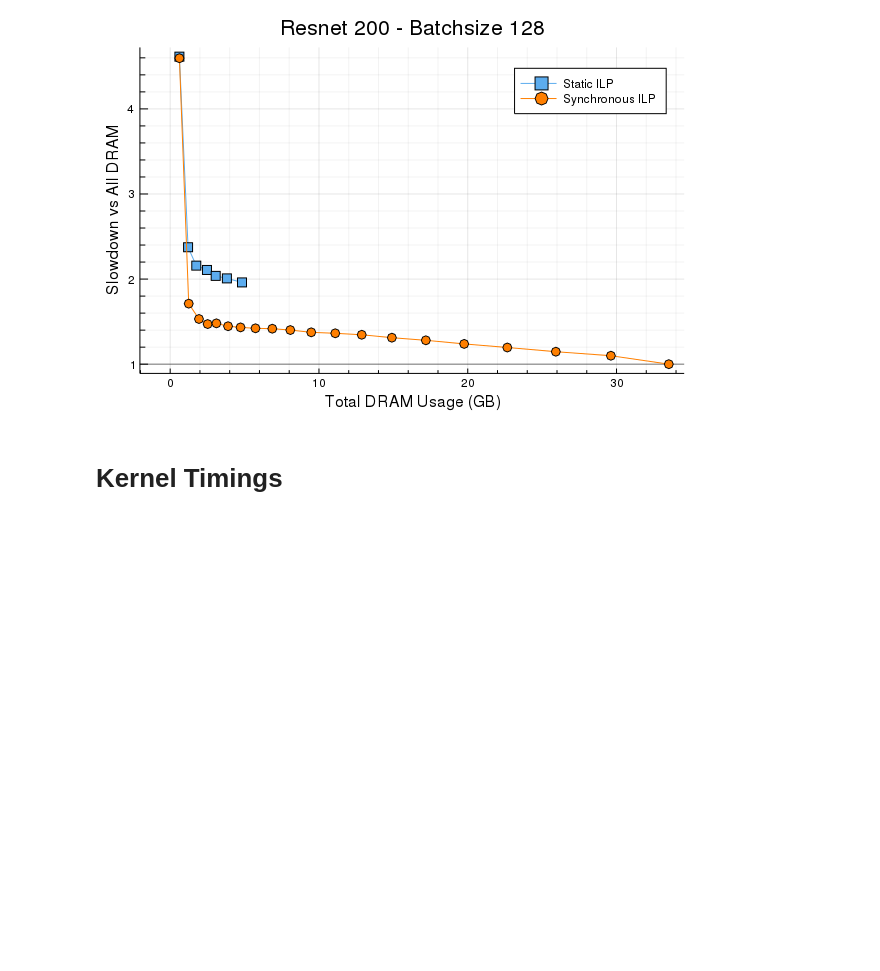
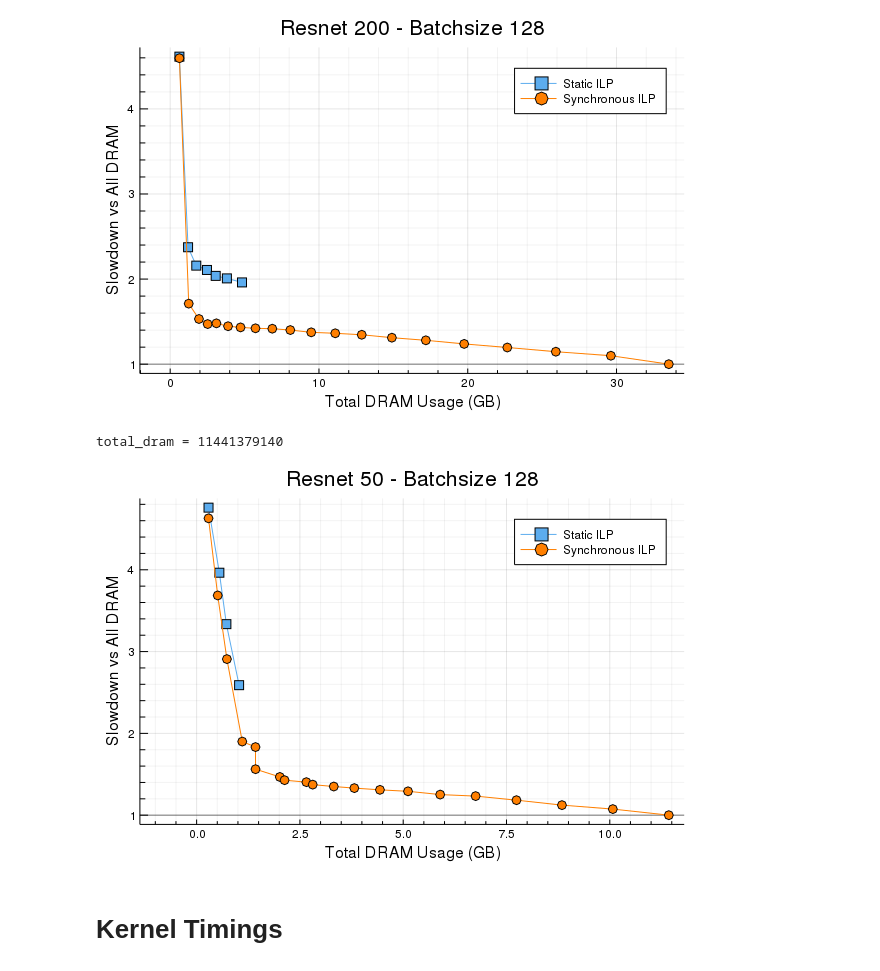
Before and after one commit to darchr/ml-tools, a Jupyter notebook: ngraph/notebooks/TheOneRing.ipynb, the cells around one changed output. Saved outputs shown, nothing was run; the diff lists cells and outputs as text; code cells hidden in the pictures; blank space fills up the shorter version.

```diff
--- a/ngraph/notebooks/TheOneRing.ipynb
+++ b/ngraph/notebooks/TheOneRing.ipynb
@@ -206,11 +210,14 @@ perf_plot(
 total_dram = 33646942020
 [figure]
 # %%
-simple_data = deserialize("serials/simple_resnet200_256.jls")
-synchronous_data = deserialize("serials/synchronous_resnet200_256.jls")
-title = "Resnet 200 - Batchsize 256"
+simple_data = deserialize("serials/static_resnet50_128.jls")
+synchronous_data = deserialize("serials/synchronous_resnet50_128.jls")
+title = "Resnet 50 - Batchsize 128"
 
 perf_plot(simple_data, synchronous_data; title = title)
+# %% [output]
+total_dram = 11441379140
+[figure, added]
 # %% [markdown]
 # Kernel Timings
 # %%
```
Also changed, not shown: parts of 1 cell of this notebook, 10 other files.
